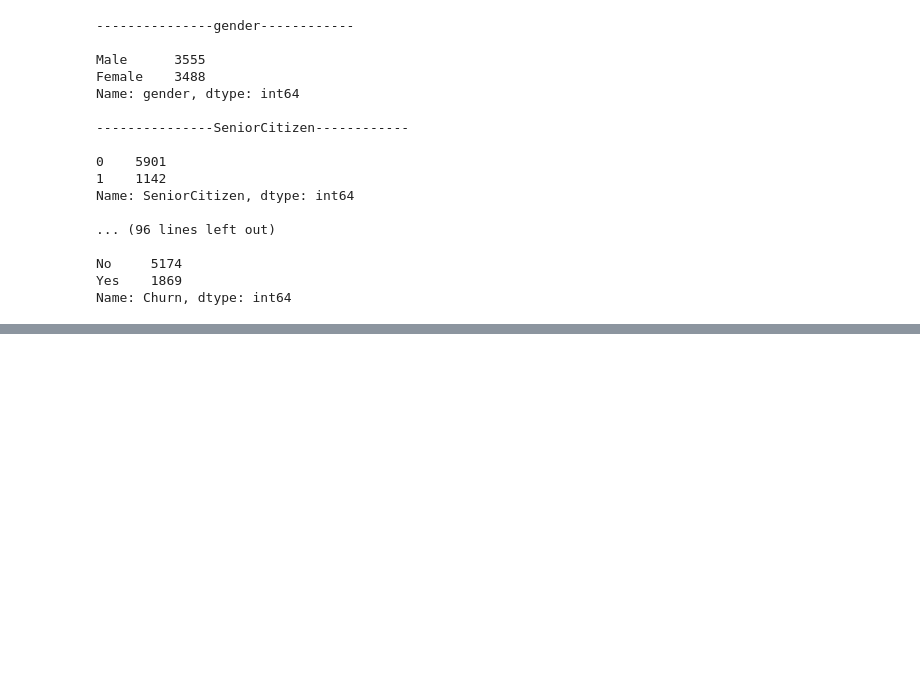
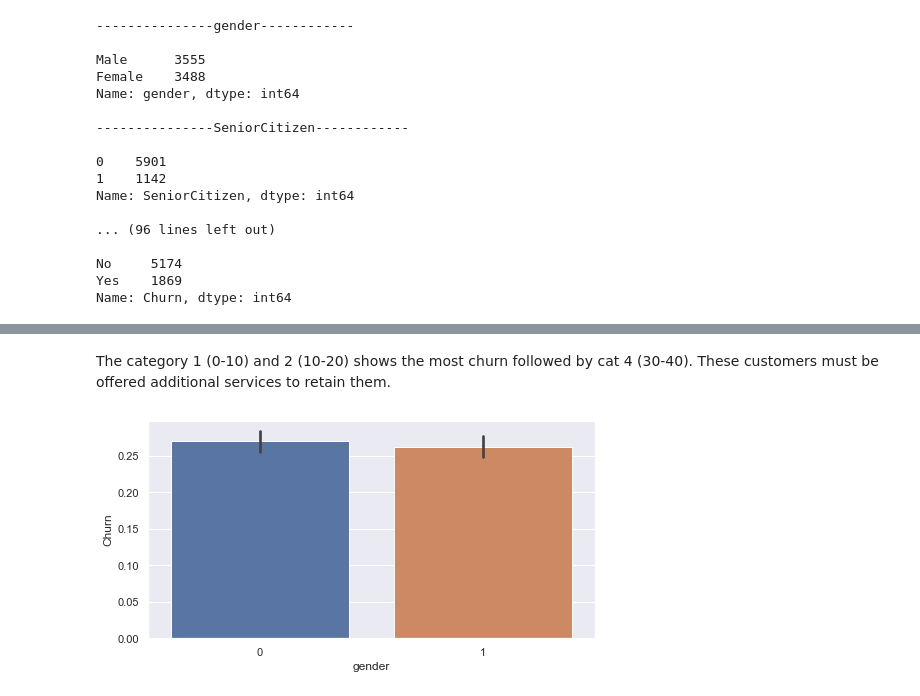
Before and after one commit to vishnudas-raveendran/PGP-AIML, a Jupyter notebook: Ensemble/Project/EST_Project_Telecom_Churn.ipynb, the cells around one changed output, grey strips where cells are left out. Saved outputs shown, nothing was run; the diff lists cells and outputs as text; code cells hidden in the pictures; blank space fills up the shorter version.

```diff
--- a/Ensemble/Project/EST_Project_Telecom_Churn.ipynb
+++ b/Ensemble/Project/EST_Project_Telecom_Churn.ipynb
@@ -144,0 +252,7 @@ Name: Churn, dtype: int64
+# %% [markdown]
+The category 1 (0-10) and 2 (10-20) shows the most churn followed by cat 4 (30-40). These customers must be offered additional services to retain them.
+# %%
+plt.figure(figsize=(8,4))
+ax = sns.barplot(x="gender", y="Churn", data=churnData)
+# %% [output]
+[figure, added]
```
Also changed, not shown: parts of 55 cells of this notebook, 2 other files.
